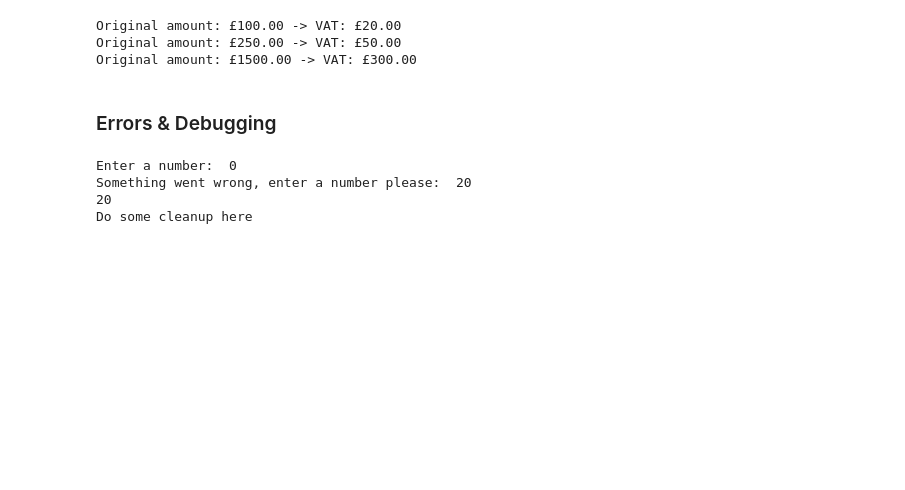
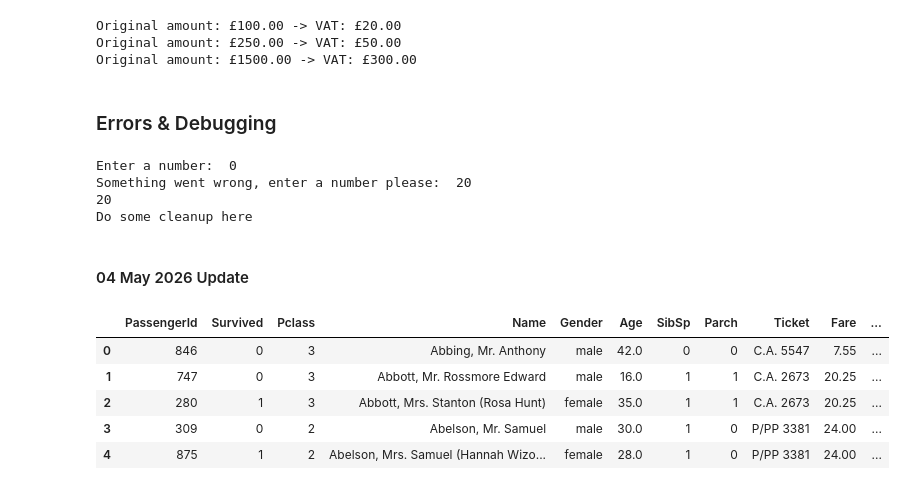
Before and after one commit to michaeldosse2023/michaeldosse, a Jupyter notebook: Jupyter_Notebooks/CodeCamp_Python.ipynb, the cells around one changed output. Saved outputs shown, nothing was run; the diff lists cells and outputs as text; code cells hidden in the pictures; blank space fills up the shorter version.

Commit message:
Adding DataComp Test_2

```diff
--- a/Jupyter_Notebooks/CodeCamp_Python.ipynb
+++ b/Jupyter_Notebooks/CodeCamp_Python.ipynb
@@ -721,3 +721,17 @@ Enter a number:  0
 Something went wrong, enter a number please:  20
 20
 Do some cleanup here
+# %% [markdown]
+#### 04 May 2026 Update
+# %%
+import pandas as pd
+
+df = pd.read_csv("titanic_data.csv")
+df.head()
+# %% [output]
+|  | PassengerId | Survived | Pclass | Name | Gender | Age | SibSp | Parch | Ticket | Fare | ... |
+| 0 | 846 | 0 | 3 | Abbing, Mr. Anthony | male | 42.0 | 0 | 0 | C.A. 5547 | 7.55 | ... |
+| 1 | 747 | 0 | 3 | Abbott, Mr. Rossmore Edward | male | 16.0 | 1 | 1 | C.A. 2673 | 20.25 | ... |
+| 2 | 280 | 1 | 3 | Abbott, Mrs. Stanton (Rosa Hunt) | female | 35.0 | 1 | 1 | C.A. 2673 | 20.25 | ... |
+| 3 | 309 | 0 | 2 | Abelson, Mr. Samuel | male | 30.0 | 1 | 0 | P/PP 3381 | 24.00 | ... |
+| 4 | 875 | 1 | 2 | Abelson, Mrs. Samuel (Hannah Wizo... | female | 28.0 | 1 | 0 | P/PP 3381 | 24.00 | ... |
```
